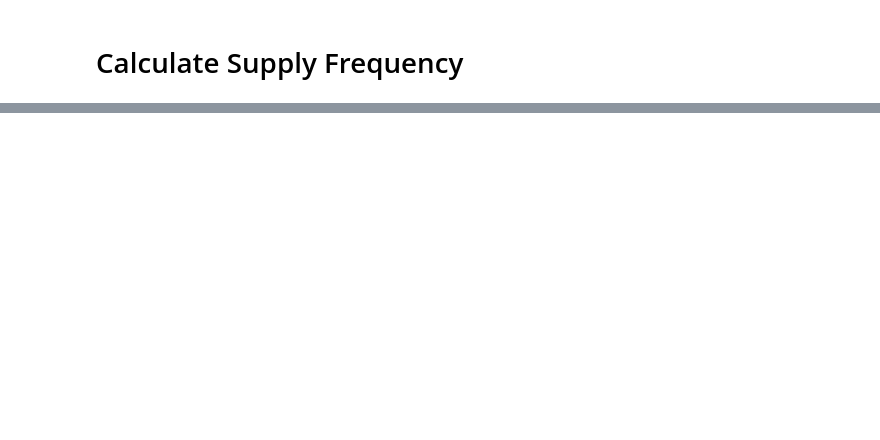
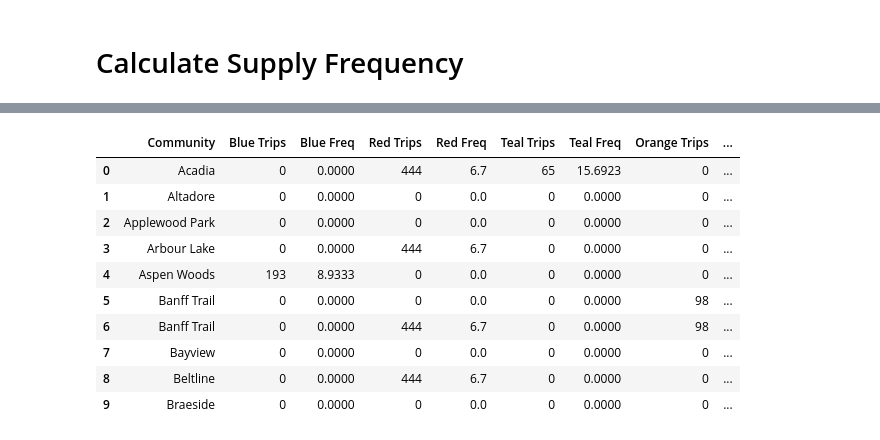
Before and after one commit to sulemanbasit/Calgary-Transit-Economic-Gap-Analysis, a Jupyter notebook: ctga.ipynb, the cells around one changed output, grey strips where cells are left out. Cells and saved outputs as stored; diff of their text form; code cells hidden in the pictures; blank space fills up the shorter version.

Commit message:
calculating supply frequency and capacity index from supplyside excel files

```diff
--- a/ctga.ipynb
+++ b/ctga.ipynb
@@ -511,0 +334,2 @@ ptn_config = map.config
+# %%
+supply_df = pd.read_excel(data_path+current_supply_data, sheet_name="Frequency Index")
@@ -511,0 +345,43 @@ ptn_config = map.config
+# %%
+sup_fc = pd.DataFrame()
+# %%
+sup_fc['Community'] = supply_df['Community']
+sup_fc['Blue Trips'] = supply_df['Blue']
+sup_fc['Blue Freq'] = supply_df['Blue']
+sup_fc['Red Trips'] = supply_df["Red"]
+sup_fc['Red Freq'] = supply_df["Red"]
+sup_fc['Teal Trips'] = supply_df["Teal"]
+sup_fc['Teal Freq'] = supply_df["Teal"]
+sup_fc['Orange Trips'] = supply_df["Orange"]
+sup_fc['Orange Freq'] = supply_df["Orange"]
+sup_fc['Yellow Trips'] = supply_df["Yellow"]
+sup_fc['Yellow Freq'] = supply_df["Yellow"]
+sup_fc['Purple Trips'] = supply_df["Purple"]
+sup_fc['Purple Freq'] = supply_df["Purple"]
+# %%
+sup_fc.loc[(sup_fc['Blue Trips'] != 0),'Blue Trips'] = blue_trips
+sup_fc.loc[(sup_fc['Blue Freq'] != 0),'Blue Freq'] = blue_freq
+sup_fc.loc[(sup_fc['Red Trips'] != 0),'Red Trips'] = red_trips
+sup_fc.loc[(sup_fc['Red Freq'] != 0),'Red Freq'] = red_freq
+sup_fc.loc[(sup_fc['Orange Trips'] != 0),'Orange Trips'] = orange_trips
+sup_fc.loc[(sup_fc['Orange Freq'] != 0),'Orange Freq'] = orange_freq
+sup_fc.loc[(sup_fc['Yellow Trips'] != 0),'Yellow Trips'] = yellow_trips
+sup_fc.loc[(sup_fc['Yellow Freq'] != 0),'Yellow Freq'] = yellow_freq
+sup_fc.loc[(sup_fc['Teal Trips'] != 0),'Teal Trips'] = teal_trips
+sup_fc.loc[(sup_fc['Teal Freq'] != 0),'Teal Freq'] = teal_freq
+sup_fc.loc[(sup_fc['Purple Trips'] != 0),'Purple Trips'] = purple_trips
+sup_fc.loc[(sup_fc['Purple Freq'] != 0),'Purple Freq'] = purple_freq
+# %%
+sup_fc.head(10)
+# %% [output]
+|  | Community | Blue Trips | Blue Freq | Red Trips | Red Freq | Teal Trips | Teal Freq | Orange Trips | ... |
+| 0 | Acadia | 0 | 0.0000 | 444 | 6.7 | 65 | 15.6923 | 0 | ... |
+| 1 | Altadore | 0 | 0.0000 | 0 | 0.0 | 0 | 0.0000 | 0 | ... |
+| 2 | Applewood Park | 0 | 0.0000 | 0 | 0.0 | 0 | 0.0000 | 0 | ... |
+| 3 | Arbour Lake | 0 | 0.0000 | 444 | 6.7 | 0 | 0.0000 | 0 | ... |
+| 4 | Aspen Woods | 193 | 8.9333 | 0 | 0.0 | 0 | 0.0000 | 0 | ... |
+| 5 | Banff Trail | 0 | 0.0000 | 0 | 0.0 | 0 | 0.0000 | 98 | ... |
+| 6 | Banff Trail | 0 | 0.0000 | 444 | 6.7 | 0 | 0.0000 | 98 | ... |
+| 7 | Bayview | 0 | 0.0000 | 0 | 0.0 | 0 | 0.0000 | 0 | ... |
+| 8 | Beltline | 0 | 0.0000 | 444 | 6.7 | 0 | 0.0000 | 0 | ... |
+| 9 | Braeside | 0 | 0.0000 | 0 | 0.0 | 0 | 0.0000 | 0 | ... |
```
Also changed, not shown: parts of 39 cells of this notebook, 6 other files.
